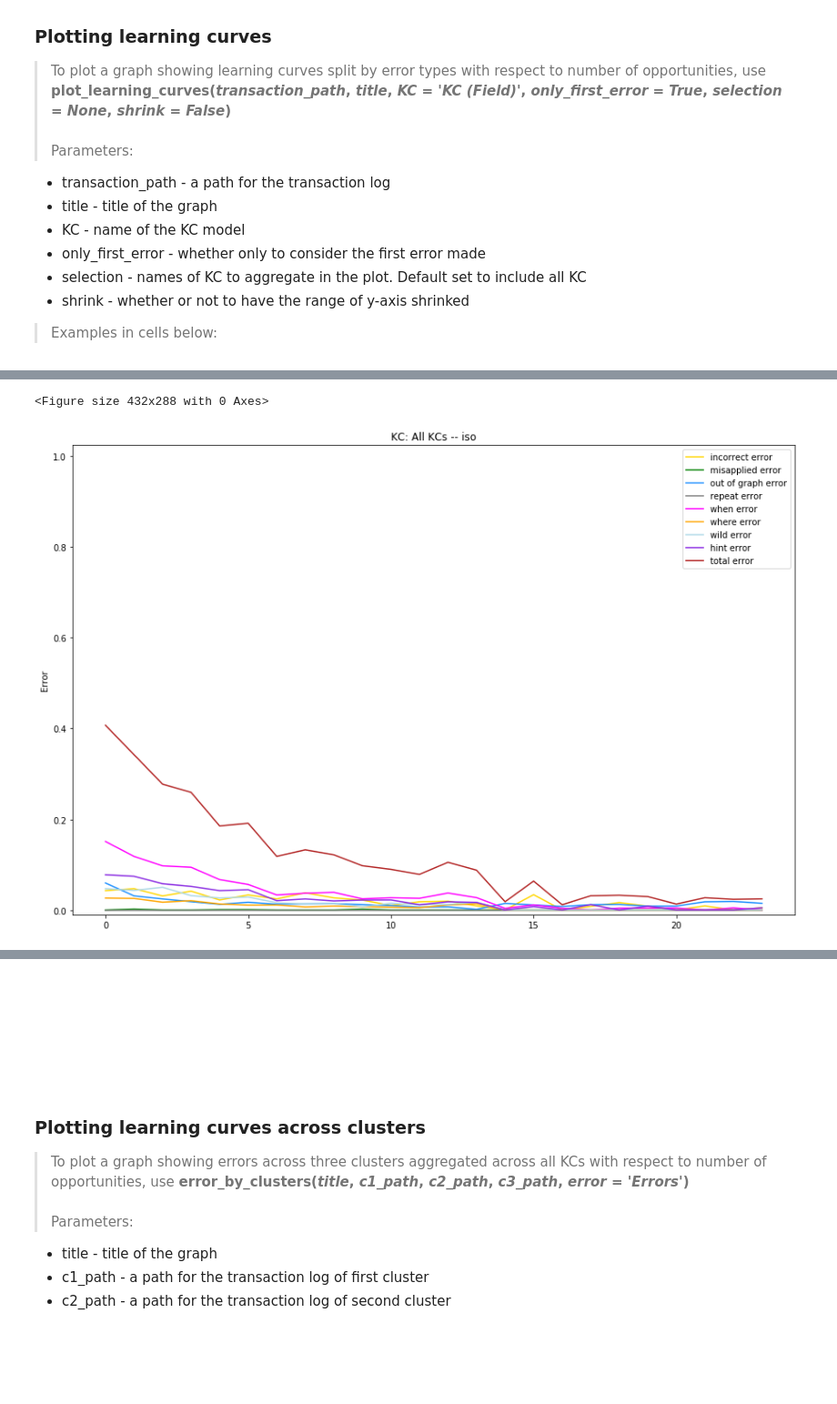
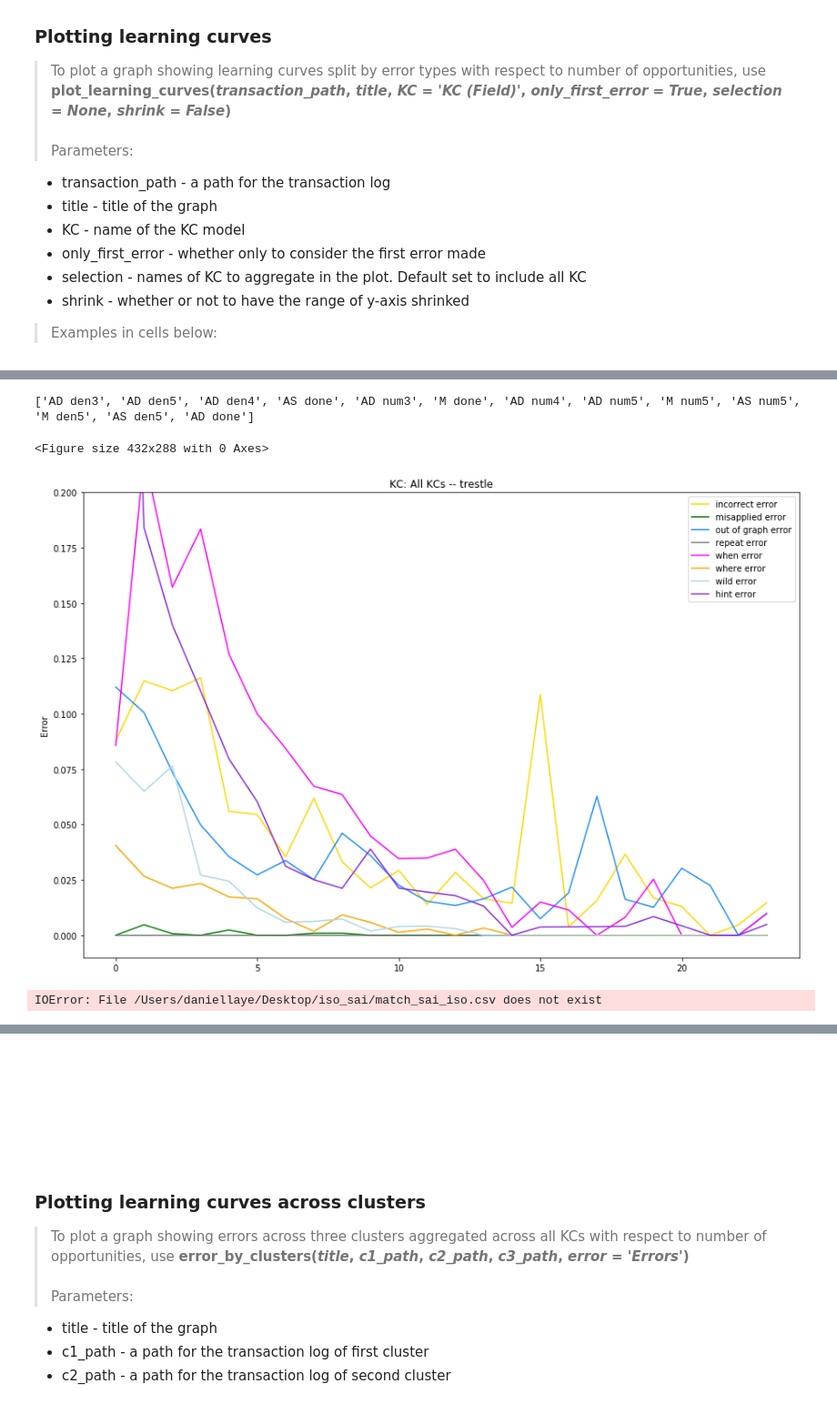
Before and after one commit to DannyWeitekamp/error_analysis, a Jupyter notebook: learning_curves.ipynb, the cells around one changed output, grey strips where cells are left out. Shown at 91% size. Saved outputs shown, nothing was run; the diff lists cells and outputs as text; code cells hidden in the pictures; blank space fills up the shorter version.

```diff
--- a/learning_curves.ipynb
+++ b/learning_curves.ipynb
@@ -540,7 +548,18 @@ plot_learning_curves(student_path, "All KCs -- human", KC = 'KC (Default)')
+# %%
+#trestle
+t_path = "/home/danny/Projects/error_analysis/trestle_err_split_conv.txt"
+plot_learning_curves(t_path, "All KCs -- trestle", selection=selection , shrink=True)
+# %% [output]
+['AD den3', 'AD den5', 'AD den4', 'AS done', 'AD num3', 'M done', 'AD num4', 'AD num5', 'M num5', 'AS num5', 'M den5', 'AS den5', 'AD done']
+<Figure size 432x288 with 0 Axes>
+[figure, added]
 # %%
 # iso
 iso_path = "/Users/daniellaye/Desktop/iso_sai/match_sai_iso.csv"
 plot_learning_curves(iso_path, "All KCs -- iso")
+
+# control
+control_path = "/Users/daniellaye/Desktop/control_sai/match_sai_control.csv"
+plot_learning_curves(control_path, "All KCs -- control")
 # %% [output]
-<Figure size 432x288 with 0 Axes>
+IOError: File /Users/daniellaye/Desktop/iso_sai/match_sai_iso.csv does not exist
-[figure, removed]
```
Also changed, not shown: parts of 8 cells of this notebook, 1 other file.
